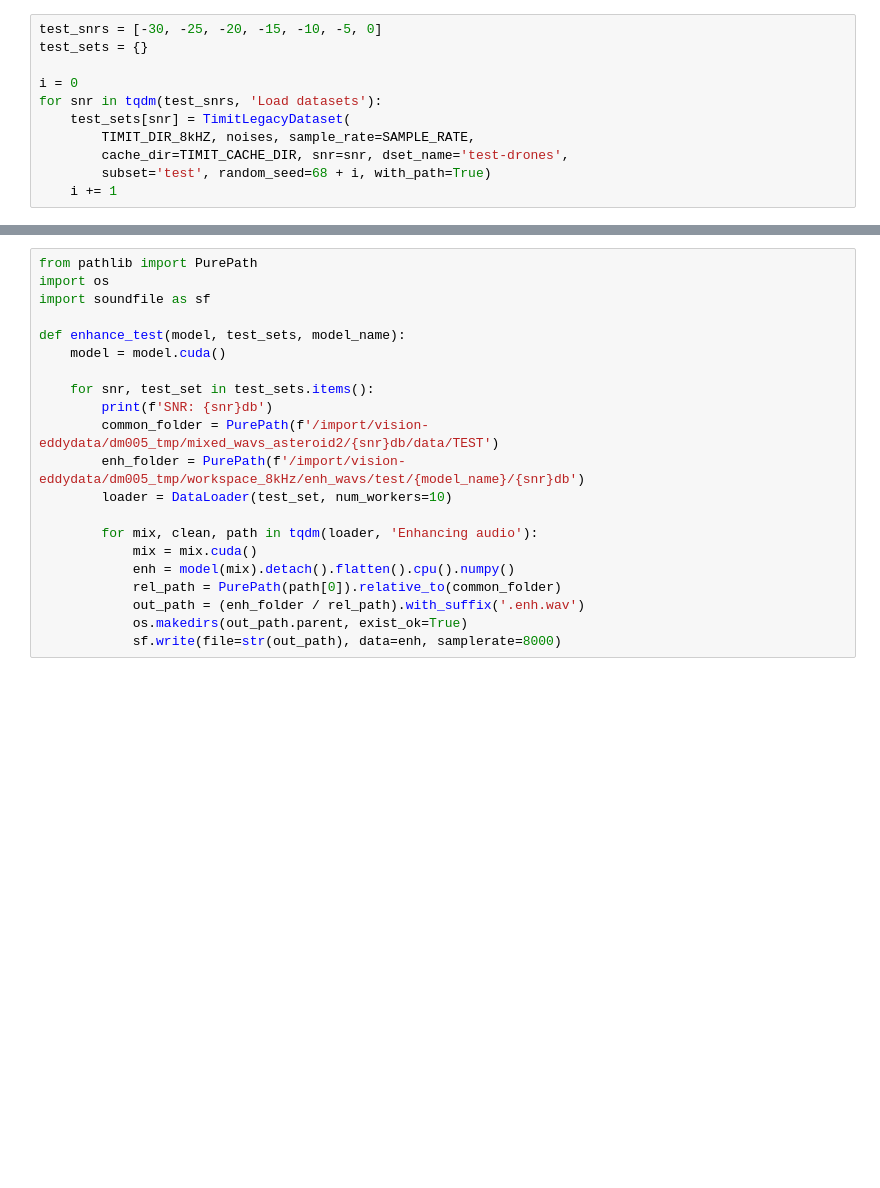
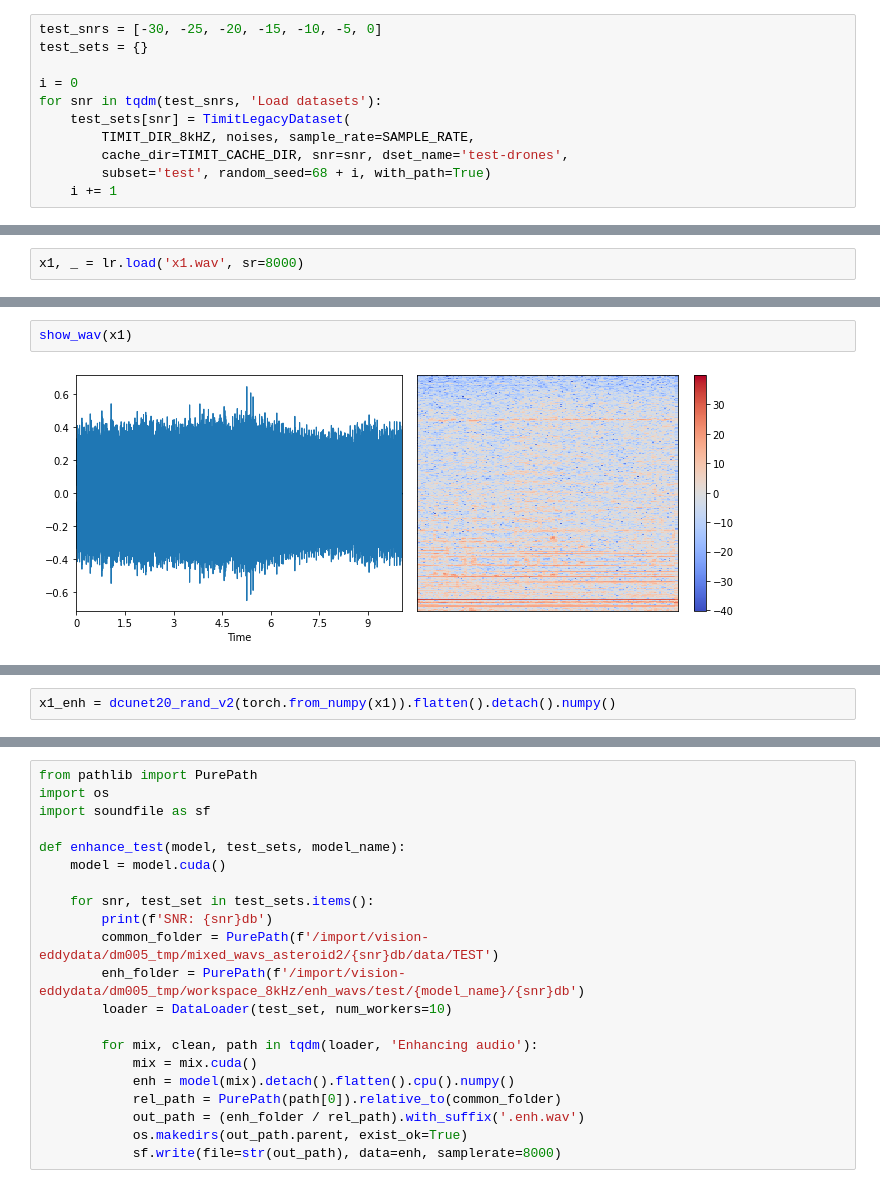
Before and after one commit to flyingleafe/asteroid, a Jupyter notebook: notebooks/evaluation2.ipynb, the cells around one changed output, grey strips where cells are left out. Drawn from its saved outputs; the diff is of its cells as text; blank space fills up the shorter version.

```diff
--- a/notebooks/evaluation2.ipynb
+++ b/notebooks/evaluation2.ipynb
@@ -71,3 +57,5 @@ print(path)
+# %%
+x1, _ = lr.load('x1.wav', sr=8000)
 # %%
 show_wav(mix)
 # %% [output]
@@ -96,0 +83,4 @@ DCUNET-20 (random training)
+# %%
+show_wav(x1)
+# %% [output]
+[figure, added]
@@ -96,0 +88,2 @@ DCUNET-20 (random training)
+# %%
+x1_enh = dcunet20_rand_v2(torch.from_numpy(x1)).flatten().detach().numpy()
```
Also changed, not shown: parts of 16 cells of this notebook, 5 other files.
